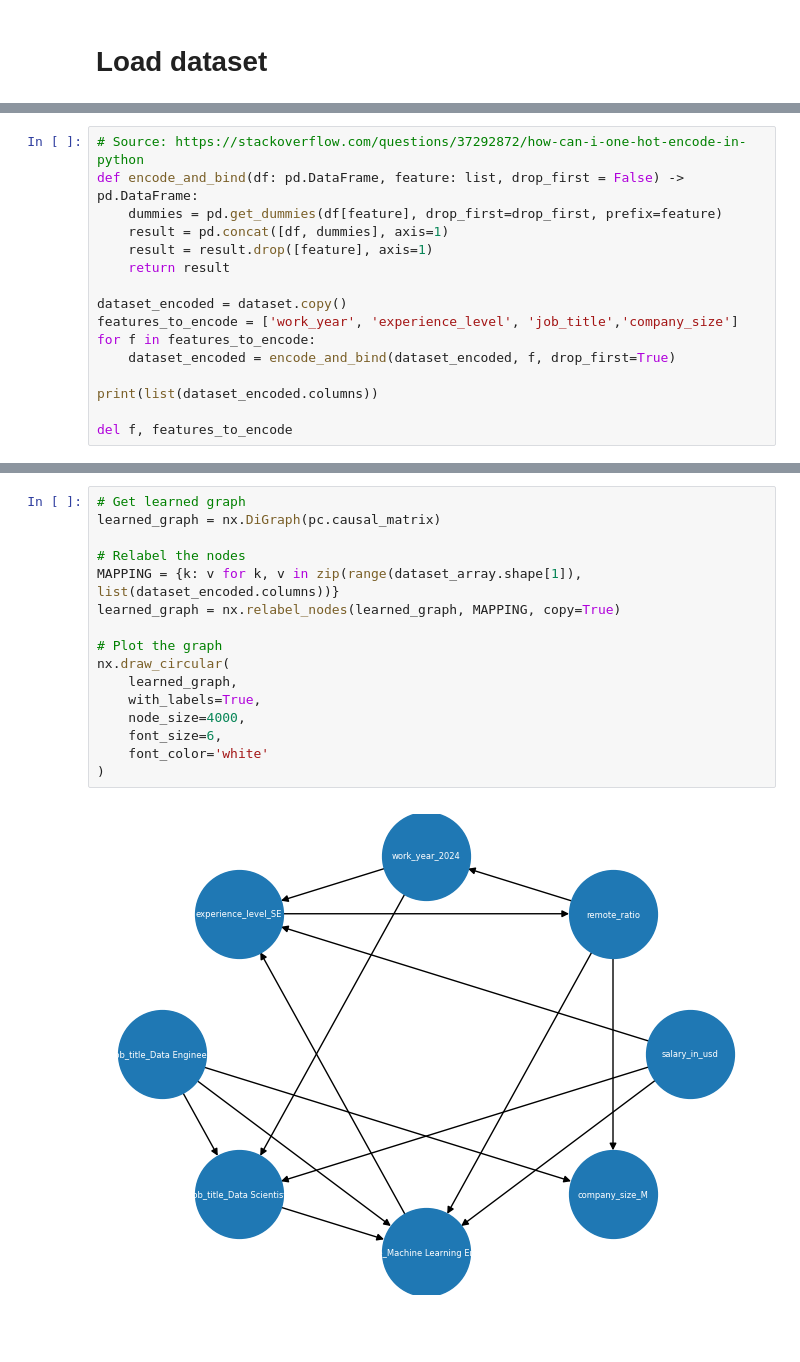
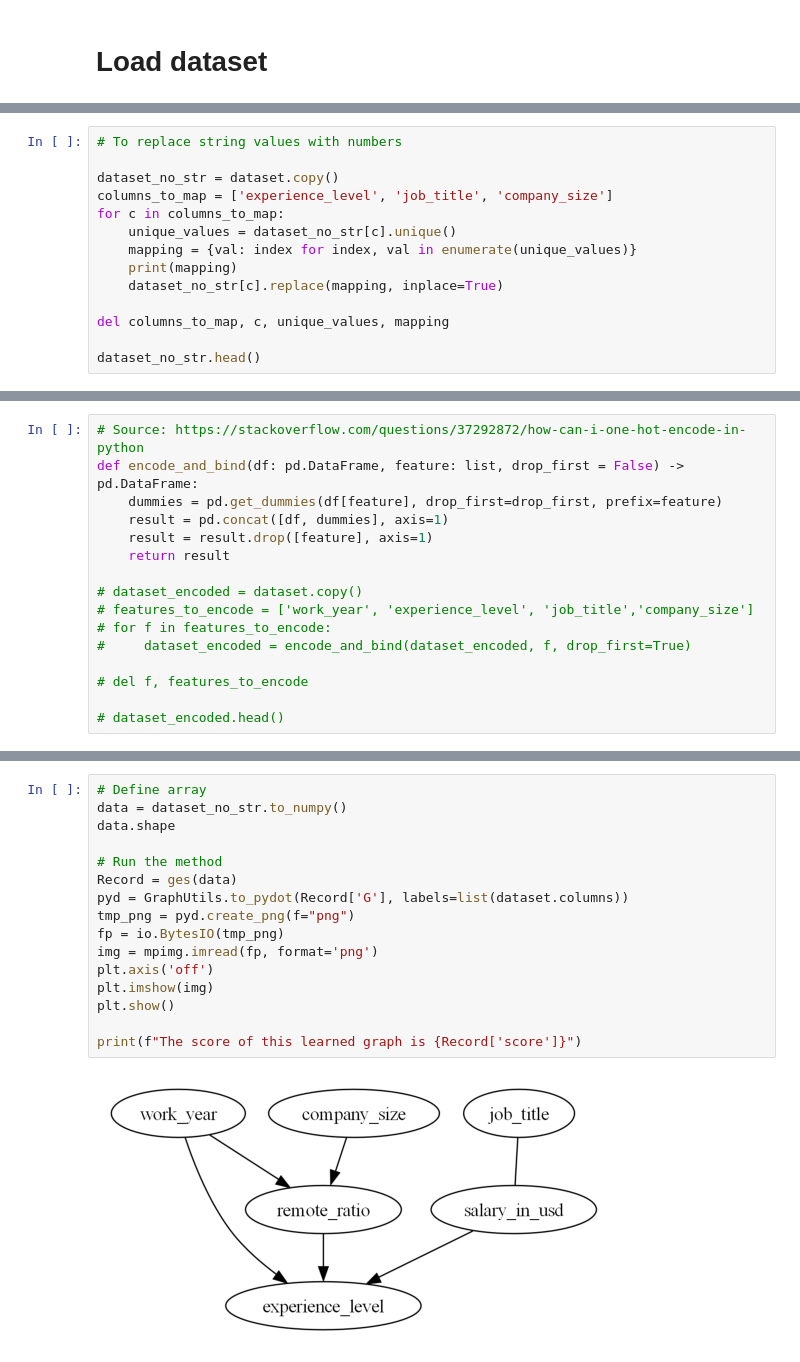
Before and after one commit to fjzs/causal_discovery, a Jupyter notebook: fz.ipynb, the cells around one changed output, grey strips where cells are left out. Cells and saved outputs as stored; diff of their text form; blank space fills up the shorter version.

Commit message:
score method

```diff
--- a/fz.ipynb
+++ b/fz.ipynb
@@ -89,0 +63,14 @@ dataset.head()
+# %%
+# To replace string values with numbers
+
+dataset_no_str = dataset.copy()
+columns_to_map = ['experience_level', 'job_title', 'company_size']
+for c in columns_to_map:
+    unique_values = dataset_no_str[c].unique()
+    mapping = {val: index for index, val in enumerate(unique_values)}
+    print(mapping)
+    dataset_no_str[c].replace(mapping, inplace=True)
+
+del columns_to_map, c, unique_values, mapping
+
+dataset_no_str.head()
@@ -95,11 +92,11 @@ def encode_and_bind(df: pd.DataFrame, feature: list, drop_first = False) -> pd.D
     result = result.drop([feature], axis=1)
     return result
 
-dataset_encoded = dataset.copy()
-features_to_encode = ['work_year', 'experience_level', 'job_title','company_size']
-for f in features_to_encode:
-    dataset_encoded = encode_and_bind(dataset_encoded, f, drop_first=True)
+# dataset_encoded = dataset.copy()
+# features_to_encode = ['work_year', 'experience_level', 'job_title','company_size']
+# for f in features_to_encode:
+#     dataset_encoded = encode_and_bind(dataset_encoded, f, drop_first=True)
 
-print(list(dataset_encoded.columns))
+# del f, features_to_encode
 
-del f, features_to_encode
+# dataset_encoded.head()
@@ -128,18 +105,18 @@ Tensor([[0, 0, 0, 1, 0, 1, 1, 0],
-# %%
-# Get learned graph
-learned_graph = nx.DiGraph(pc.causal_matrix)
-
-# Relabel the nodes
-MAPPING = {k: v for k, v in zip(range(dataset_array.shape[1]), list(dataset_encoded.columns))}
-learned_graph = nx.relabel_nodes(learned_graph, MAPPING, copy=True)
-
-# Plot the graph
-nx.draw_circular(
-    learned_graph,
-    with_labels=True,
-    node_size=4000,
-    font_size=6,
-    font_color='white'
-)
-# %% [output]
-[figure, removed]
+# %%
+# Define array
+data = dataset_no_str.to_numpy()
+data.shape
+
+# Run the method
+Record = ges(data)
+pyd = GraphUtils.to_pydot(Record['G'], labels=list(dataset.columns))
+tmp_png = pyd.create_png(f="png")
+fp = io.BytesIO(tmp_png)
+img = mpimg.imread(fp, format='png')
+plt.axis('off')
+plt.imshow(img)
+plt.show()
+
+print(f"The score of this learned graph is {Record['score']}")
+# %% [output]
+[figure, added]
```
Also changed, not shown: parts of 15 cells of this notebook.
